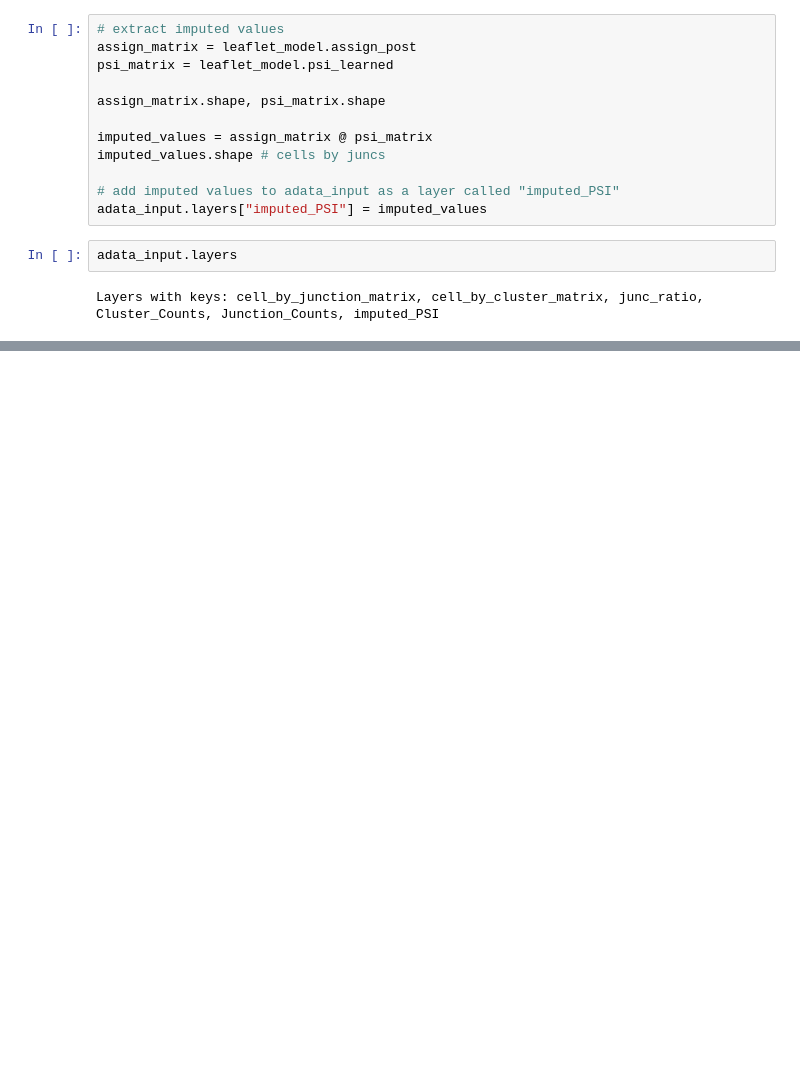
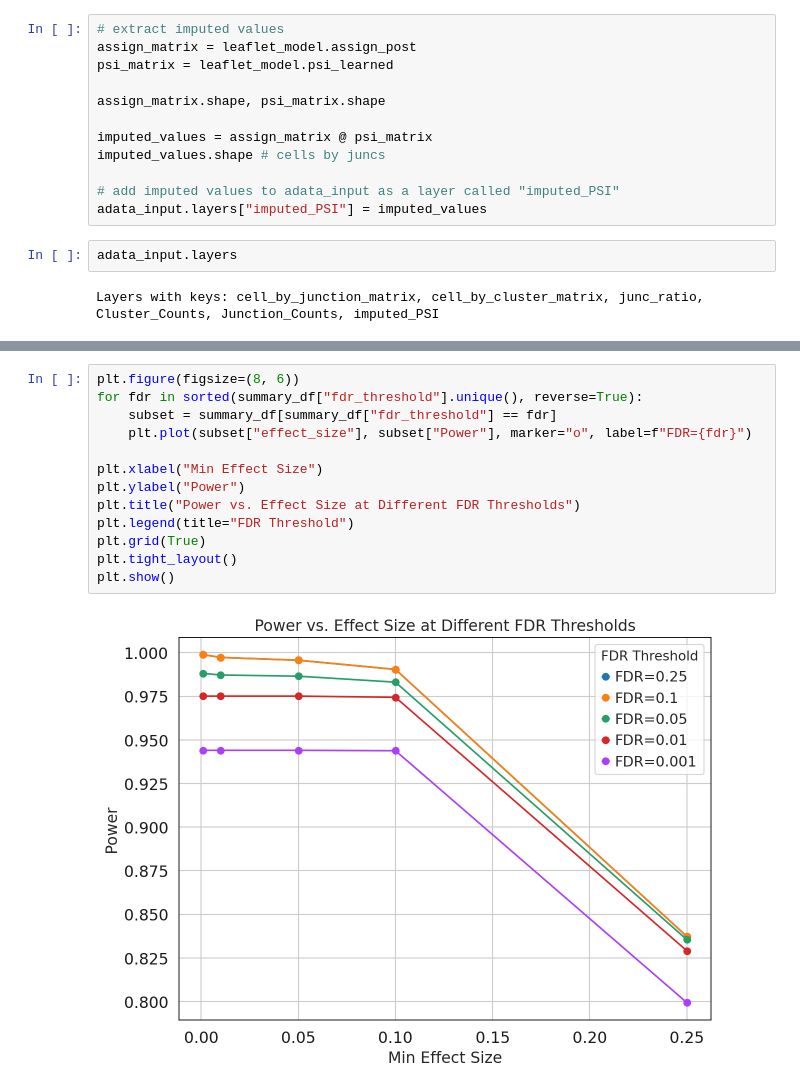
Before and after one commit to daklab/LeafletFA, a Jupyter notebook: notebooks/simulation_analysis/leafletfa_simulation_test.ipynb, the cells around one changed output, grey strips where cells are left out. Saved outputs shown, nothing was run; the diff lists cells and outputs as text; blank space fills up the shorter version.

```diff
--- a/notebooks/simulation_analysis/leafletfa_simulation_test.ipynb
+++ b/notebooks/simulation_analysis/leafletfa_simulation_test.ipynb
@@ -599,0 +582,15 @@ leaflet_model.alpha
+# %%
+plt.figure(figsize=(8, 6))
+for fdr in sorted(summary_df["fdr_threshold"].unique(), reverse=True):
+    subset = summary_df[summary_df["fdr_threshold"] == fdr]
+    plt.plot(subset["effect_size"], subset["Power"], marker="o", label=f"FDR={fdr}")
+
+plt.xlabel("Min Effect Size")
+plt.ylabel("Power")
+plt.title("Power vs. Effect Size at Different FDR Thresholds")
+plt.legend(title="FDR Threshold")
+plt.grid(True)
+plt.tight_layout()
+plt.show()
+# %% [output]
+[figure, added]
```
Also changed, not shown: parts of 42 cells of this notebook, 18 other files.
